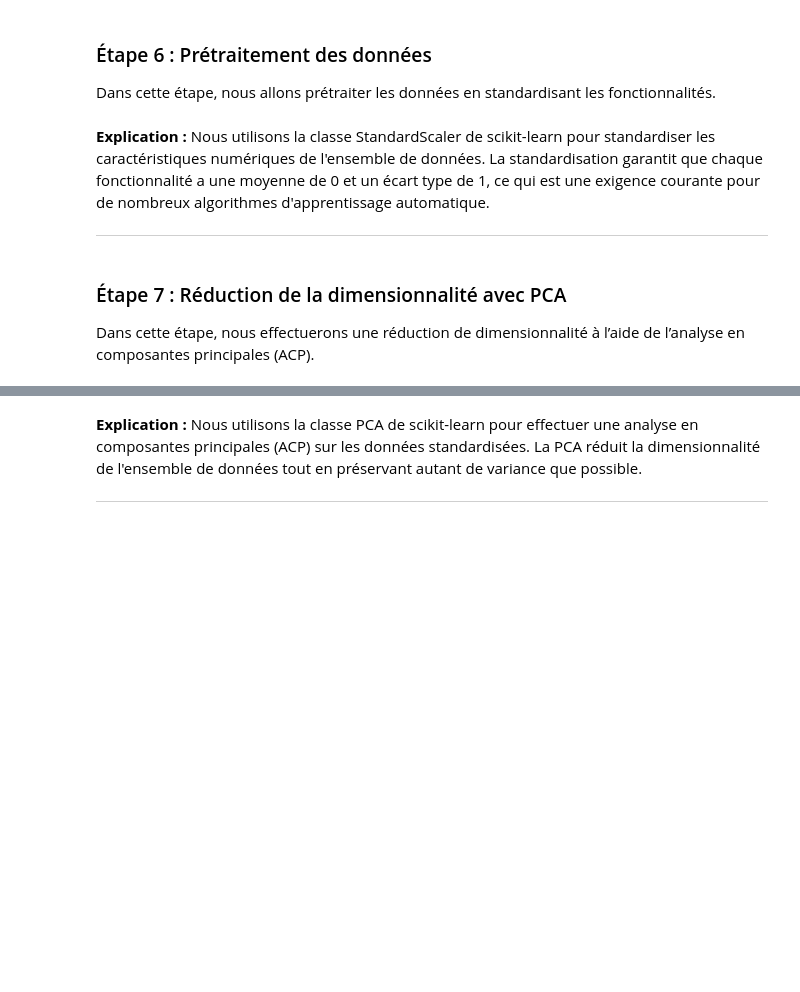
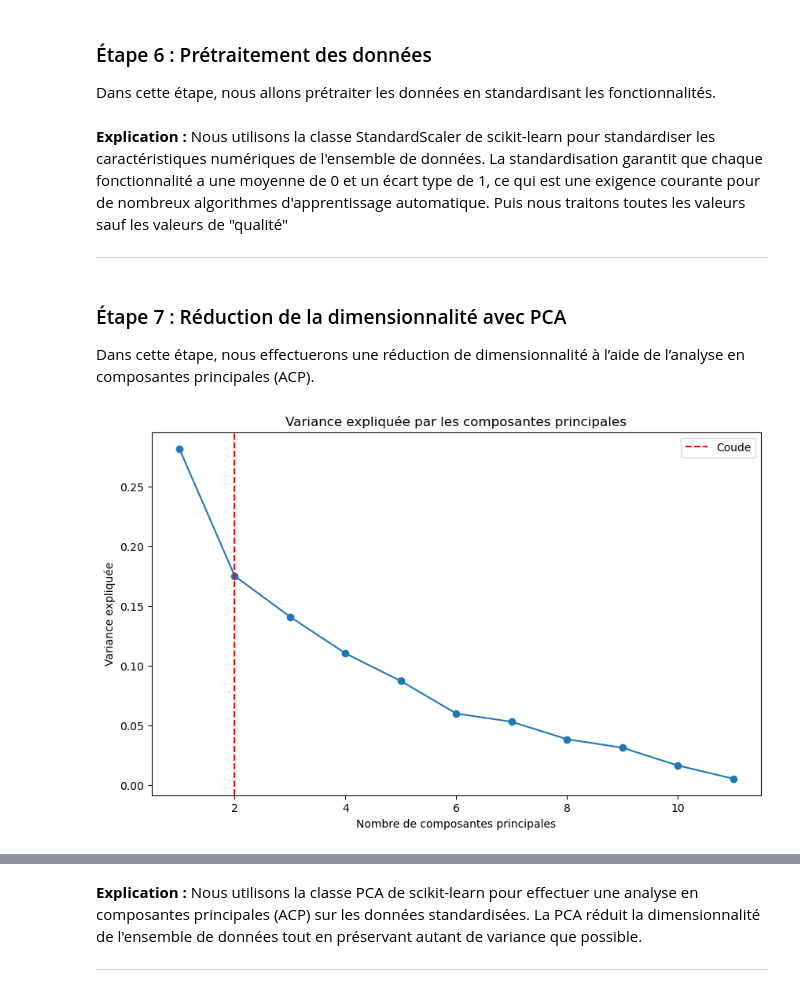
Before and after one commit to MTheboul/ML_Unsupervised_Learning_and_Agents, a Jupyter notebook: Exercise 5/exercise_5.ipynb, the cells around one changed output, grey strips where cells are left out. Saved outputs shown, nothing was run; the diff lists cells and outputs as text; code cells hidden in the pictures; blank space fills up the shorter version.

```diff
--- a/Exercise 5/exercise_5.ipynb
+++ b/Exercise 5/exercise_5.ipynb
@@ -124,6 +134,7 @@ scaler = StandardScaler()
 scaled_data = scaler.fit_transform(data.drop('quality', axis=1))
 # %% [markdown]
 __Explication :__ Nous utilisons la classe StandardScaler de scikit-learn pour standardiser les caractéristiques numériques de l'ensemble de données. La standardisation garantit que chaque fonctionnalité a une moyenne de 0 et un écart type de 1, ce qui est une exigence courante pour de nombreux algorithmes d'apprentissage automatique.
+Puis nous traitons toutes les valeurs sauf les valeurs de "qualité"
 ___
 # %% [markdown]
 ### Étape 7 : Réduction de la dimensionnalité avec PCA
@@ -133,0 +142,23 @@ pca_data = pca.fit_transform(scaled_data)
+# %%
+X = data.drop(columns=["quality"])
+y = data["quality"]
+
+scaler = StandardScaler()
+X_scaled = scaler.fit_transform(X)
+
+# Appliquer l'analyse en composantes principales (PCA)
+pca = PCA()
+X_pca = pca.fit_transform(X_scaled)
+
+# Tracer le graphique de variance expliquée par composante
+plt.figure(figsize=(10, 6))
+plt.plot(range(1, len(pca.explained_variance_ratio_) + 1), pca.explained_variance_ratio_, marker='o', linestyle='-')
+plt.xlabel('Nombre de composantes principales')
+plt.ylabel('Variance expliquée')
+plt.title('Variance expliquée par les composantes principales')
+
+plt.axvline(x=2, color='r', linestyle='--', label='Coude')
+plt.legend()
+plt.show()
+# %% [output]
+[figure, added]
```
Also changed, not shown: parts of 24 cells of this notebook.
